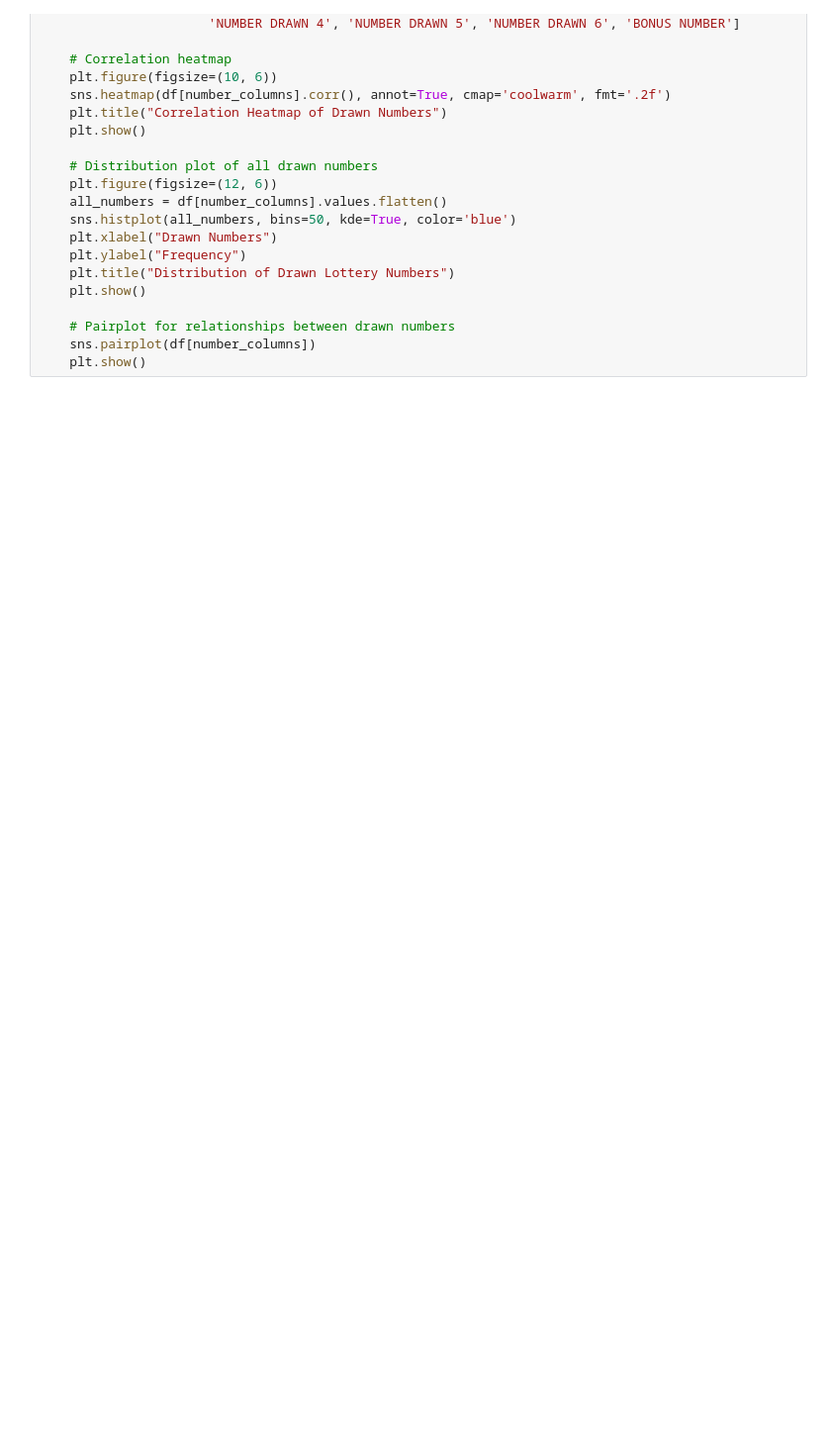
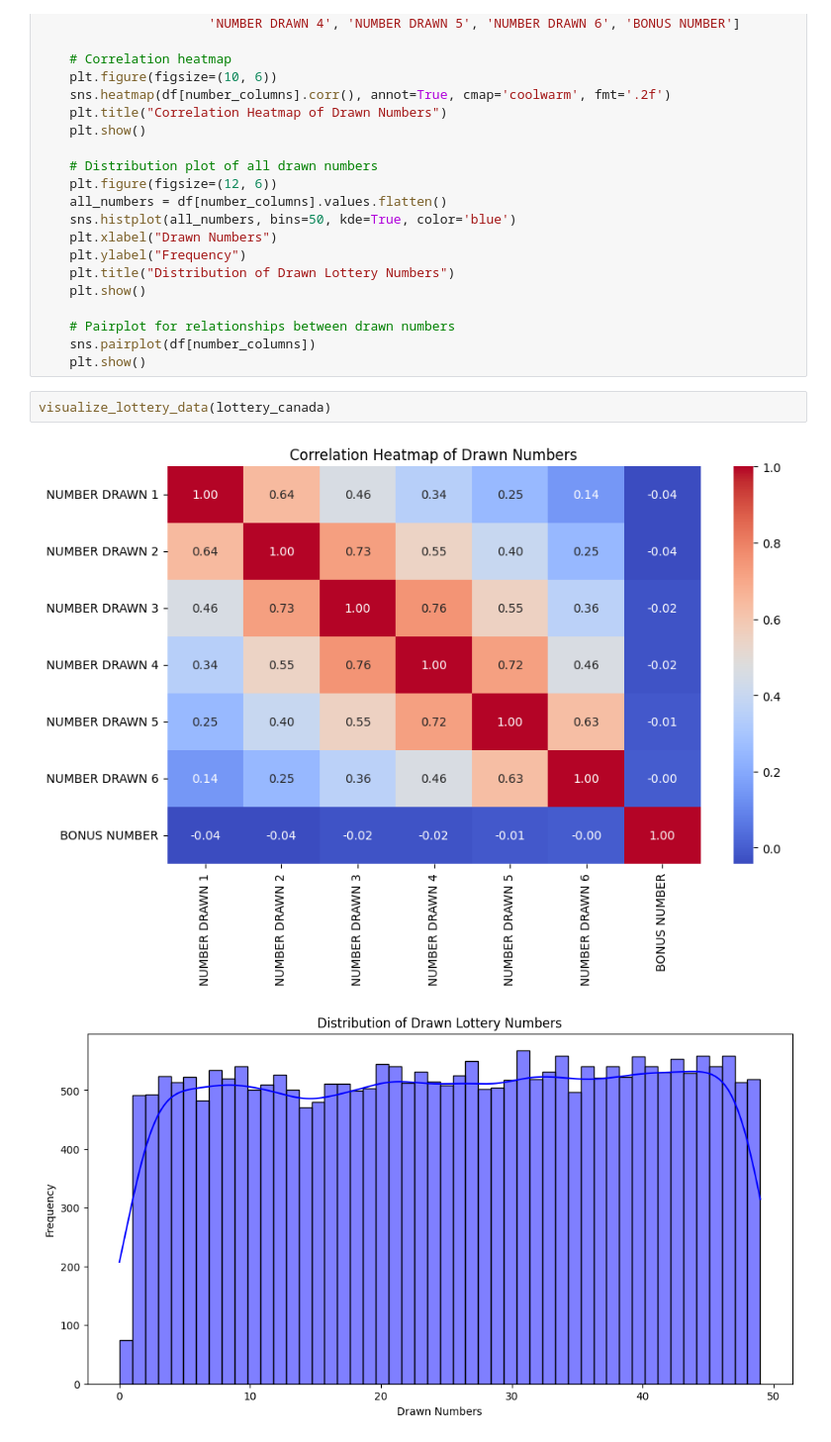
Before and after one commit to dancanyego/calculating-probabilities-for-lottery-addicts, a Jupyter notebook: Lottery Addiction.ipynb, the cells around one changed output. Shown at 99% size. Drawn from its saved outputs; the diff is of its cells as text; blank space fills up the shorter version.

Commit message:
lottery canada viz

```diff
--- a/Lottery Addiction.ipynb
+++ b/Lottery Addiction.ipynb
@@ -105,3 +105,8 @@ def visualize_lottery_data(df):
     # Pairplot for relationships between drawn numbers
     sns.pairplot(df[number_columns])
     plt.show()
+# %%
+visualize_lottery_data(lottery_canada)
+# %% [output]
+[figure, added]
+[figure, added]
```
Also changed, not shown: parts of 1 cell of this notebook.
